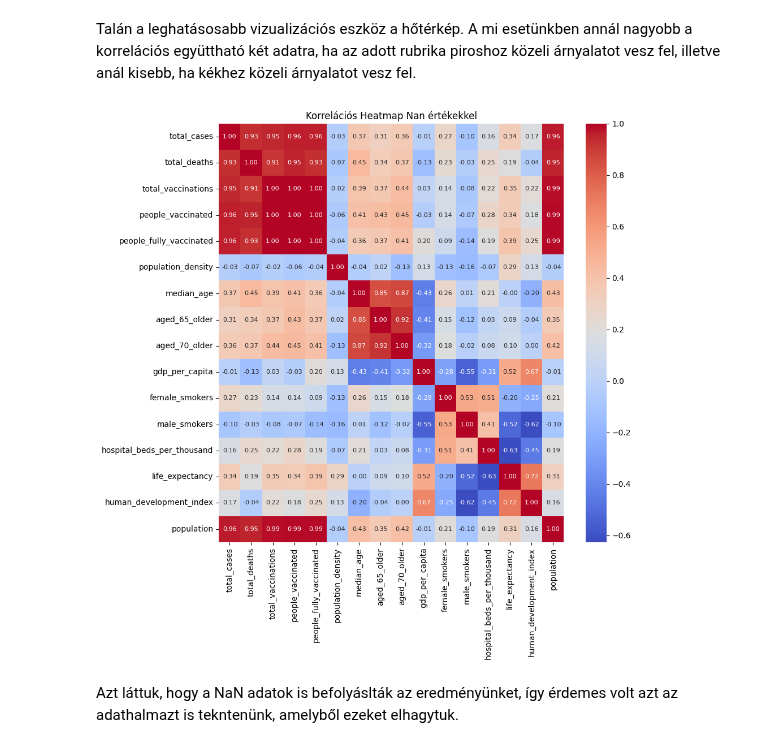
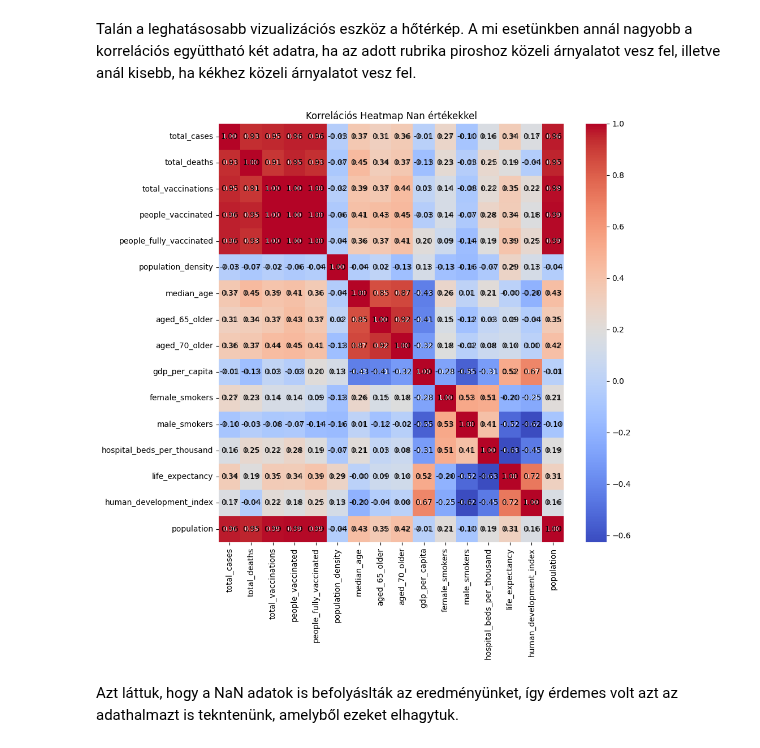
Before and after one commit to Adiklafa/Matprog, a Jupyter notebook: Correlations.ipynb, the cells around one changed output. Saved outputs shown, nothing was run; the diff lists cells and outputs as text; code cells hidden in the pictures.

```diff
--- a/Correlations.ipynb
+++ b/Correlations.ipynb
@@ -124,15 +124,15 @@ Talán a leghatásosabb vizualizációs eszköz a hőtérkép. A mi esetünkben
 # %%
 plt.figure(figsize=(10, 10))
 sns.heatmap(corr_matrix, annot=True, cmap='coolwarm', fmt=".2f", annot_kws={"size": 8})
 plt.title('Korrelációs Heatmap Nan értékekkel')
-#for i in range(len(corr_matrix)):
-#    for j in range(len(corr_matrix.columns)):
- #      text = f'{corr_matrix.iloc[i, j]:.2f}'
-  #     plt.text(j + 0.5, i + 0.5, text, ha='center', va='center', color='black', fontsize=10)
+for i in range(len(corr_matrix)):
+    for j in range(len(corr_matrix.columns)):
+       text = f'{corr_matrix.iloc[i, j]:.2f}'
+       plt.text(j + 0.5, i + 0.5, text, ha='center', va='center', color='black', fontsize=10)
 plt.tight_layout()
 plt.show()
 # %% [output]
-[figure, old version]
+[figure, new version]
 # %% [markdown]
 Azt láttuk, hogy a NaN adatok is befolyáslták az eredményünket, így érdemes volt azt az adathalmazt is tekntenünk, amelyből ezeket elhagytuk.
 # %%
```
